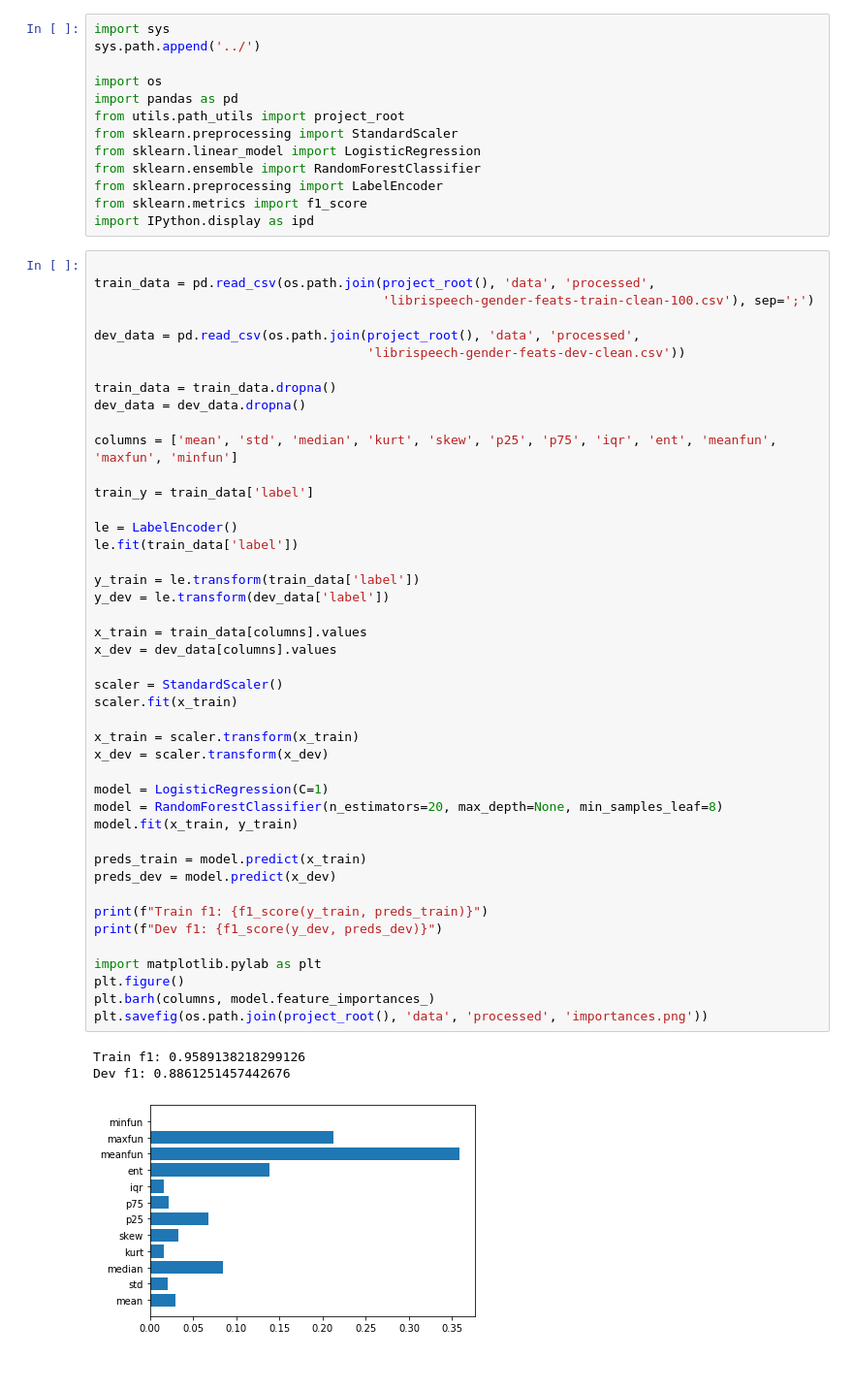
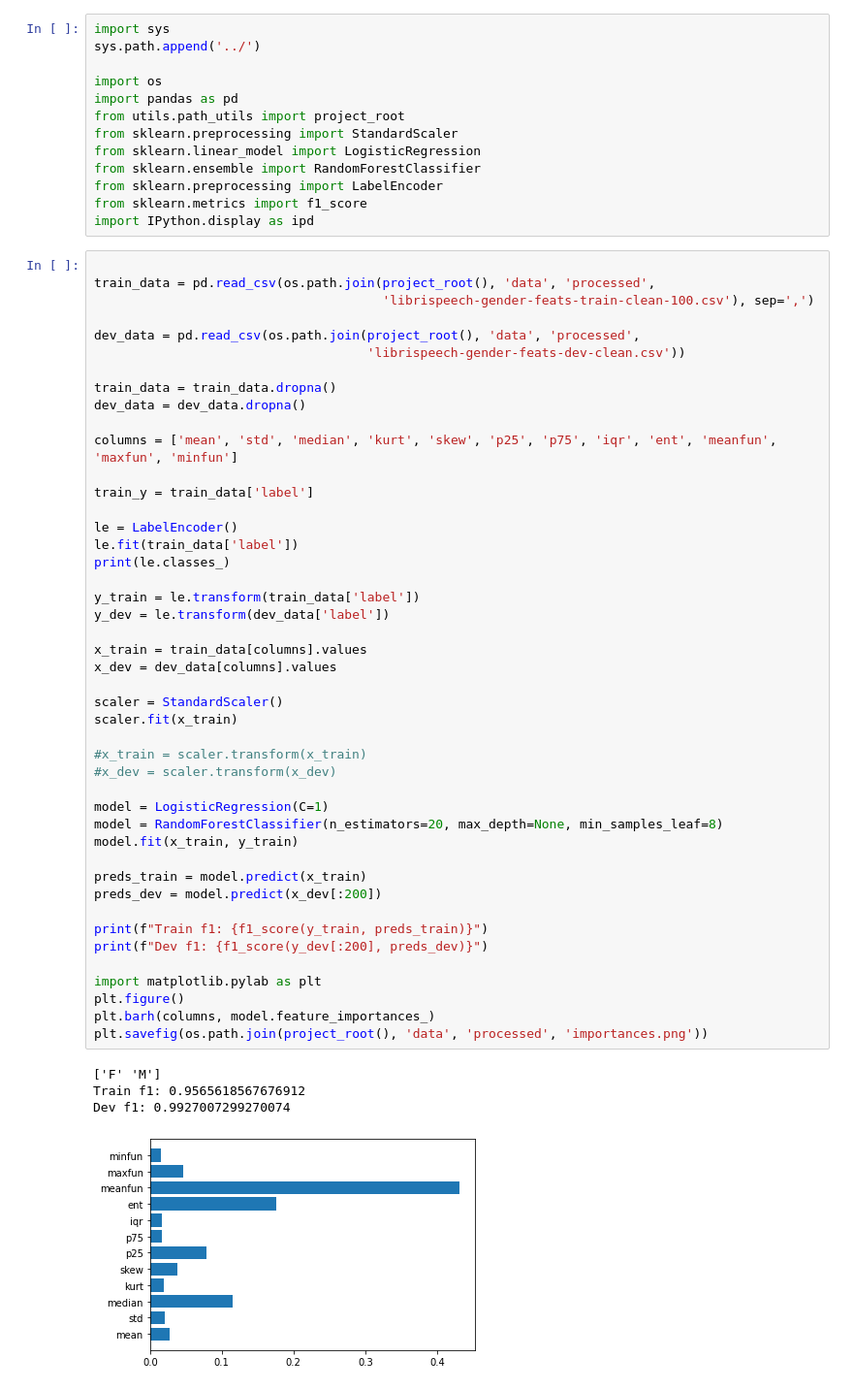
Before and after one commit to smolendawid/librispeech-gender-recognition, a Jupyter notebook: notebooks/error_analysis.ipynb, the cells around one changed output. Shown at 97% size. Cells and saved outputs as stored; diff of their text form.

```diff
--- a/notebooks/error_analysis.ipynb
+++ b/notebooks/error_analysis.ipynb
@@ -14,7 +14,7 @@ import IPython.display as ipd
 # %%
 
 train_data = pd.read_csv(os.path.join(project_root(), 'data', 'processed',
-                                      'librispeech-gender-feats-train-clean-100.csv'), sep=';')
+                                      'librispeech-gender-feats-train-clean-100.csv'), sep=',')
 
 dev_data = pd.read_csv(os.path.join(project_root(), 'data', 'processed',
                                     'librispeech-gender-feats-dev-clean.csv'))
@@ -25,40 +25,42 @@ dev_data = dev_data.dropna()
 columns = ['mean', 'std', 'median', 'kurt', 'skew', 'p25', 'p75', 'iqr', 'ent', 'meanfun', 'maxfun', 'minfun']
 
 train_y = train_data['label']
 
 le = LabelEncoder()
 le.fit(train_data['label'])
+print(le.classes_)
 
 y_train = le.transform(train_data['label'])
 y_dev = le.transform(dev_data['label'])
 
 x_train = train_data[columns].values
 x_dev = dev_data[columns].values
 
 scaler = StandardScaler()
 scaler.fit(x_train)
 
-x_train = scaler.transform(x_train)
-x_dev = scaler.transform(x_dev)
+#x_train = scaler.transform(x_train)
+#x_dev = scaler.transform(x_dev)
 
 model = LogisticRegression(C=1)
 model = RandomForestClassifier(n_estimators=20, max_depth=None, min_samples_leaf=8)
 model.fit(x_train, y_train)
 
 preds_train = model.predict(x_train)
-preds_dev = model.predict(x_dev)
+preds_dev = model.predict(x_dev[:200])
 
 print(f"Train f1: {f1_score(y_train, preds_train)}")
-print(f"Dev f1: {f1_score(y_dev, preds_dev)}")
+print(f"Dev f1: {f1_score(y_dev[:200], preds_dev)}")
 
 import matplotlib.pylab as plt
 plt.figure()
 plt.barh(columns, model.feature_importances_)
 plt.savefig(os.path.join(project_root(), 'data', 'processed', 'importances.png'))
 # %% [output]
-Train f1: 0.9589138218299126
-Dev f1: 0.8861251457442676
+['F' 'M']
+Train f1: 0.9565618567676912
+Dev f1: 0.9927007299270074
-[figure, old version]
+[figure, new version]
 # %%
 import soundfile as sf
 root = os.path.join(project_root(), 'data', 'raw', 'LibriSpeech')
```
Also changed, not shown: parts of 7 cells of this notebook.
